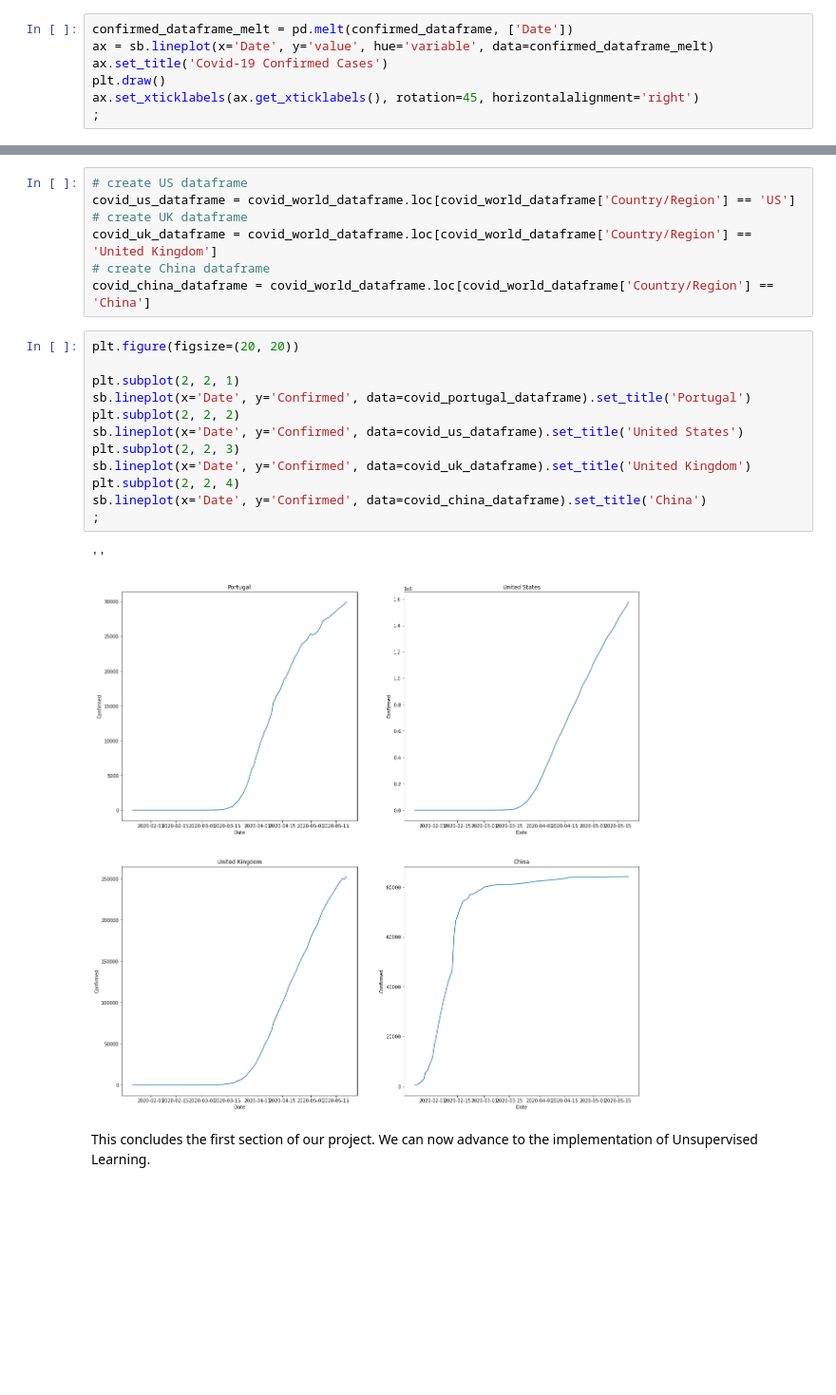
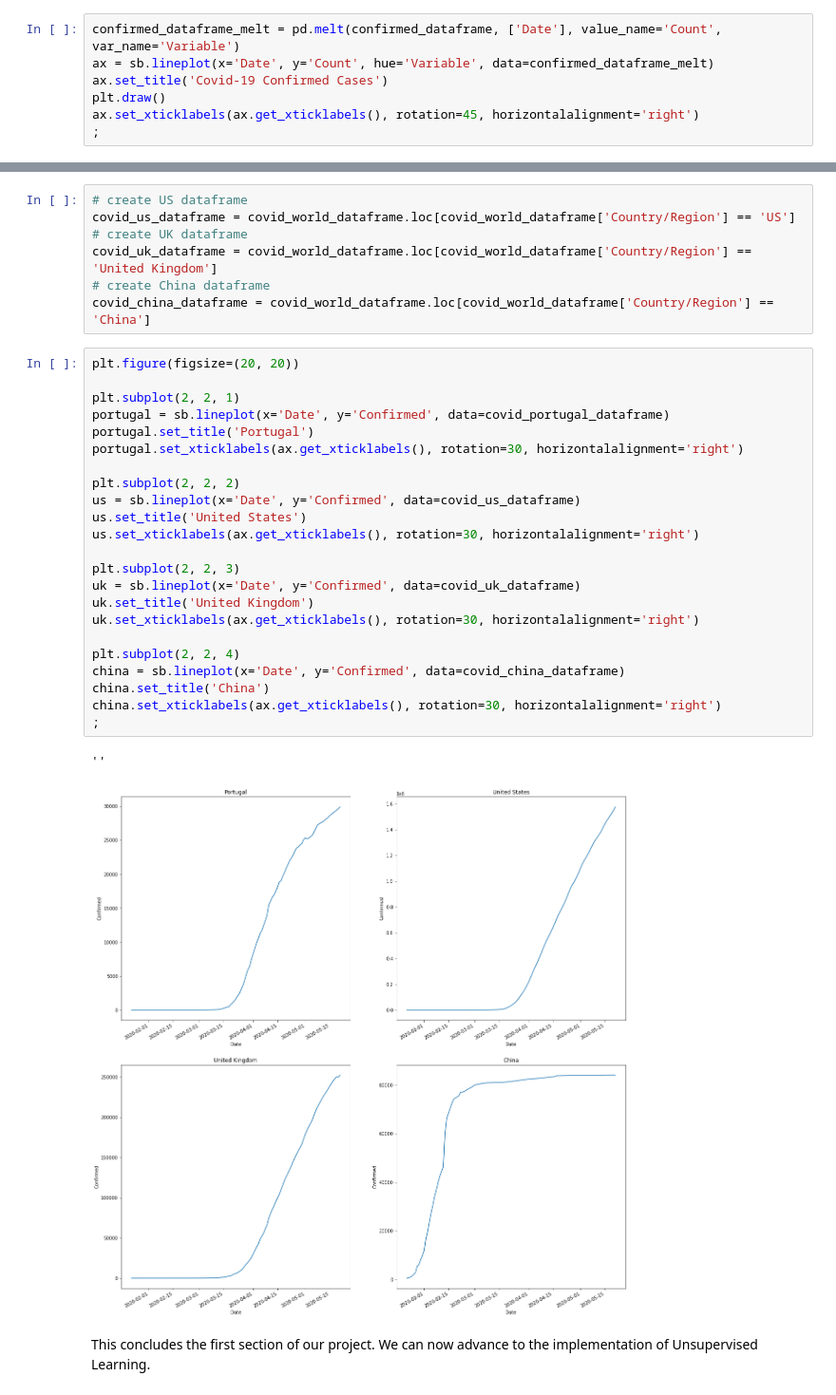
Before and after one commit to diogosmac/covid-forecast-feup-iart, a Jupyter notebook: projects/project2/project.ipynb, the cells around one changed output, grey strips where cells are left out. Shown at 95% size. Saved outputs shown, nothing was run; the diff lists cells and outputs as text; blank space fills up the shorter version.

```diff
--- a/projects/project2/project.ipynb
+++ b/projects/project2/project.ipynb
@@ -315,8 +321,8 @@ confirmed_dataframe
 # %% [markdown]
 It's easier to compare the data by visualizing it graphically. Therefore we can draw the plot for the evolution of this variable in the 4 countries:
 # %%
-confirmed_dataframe_melt = pd.melt(confirmed_dataframe, ['Date'])
-ax = sb.lineplot(x='Date', y='value', hue='variable', data=confirmed_dataframe_melt)
+confirmed_dataframe_melt = pd.melt(confirmed_dataframe, ['Date'], value_name='Count', var_name='Variable')
+ax = sb.lineplot(x='Date', y='Count', hue='Variable', data=confirmed_dataframe_melt)
 ax.set_title('Covid-19 Confirmed Cases')
 plt.draw()
 ax.set_xticklabels(ax.get_xticklabels(), rotation=45, horizontalalignment='right')
@@ -338,18 +344,29 @@ covid_china_dataframe = covid_world_dataframe.loc[covid_world_dataframe['Country
 # %%
 plt.figure(figsize=(20, 20))
 
 plt.subplot(2, 2, 1)
-sb.lineplot(x='Date', y='Confirmed', data=covid_portugal_dataframe).set_title('Portugal')
+portugal = sb.lineplot(x='Date', y='Confirmed', data=covid_portugal_dataframe)
+portugal.set_title('Portugal')
+portugal.set_xticklabels(ax.get_xticklabels(), rotation=30, horizontalalignment='right')
+
 plt.subplot(2, 2, 2)
-sb.lineplot(x='Date', y='Confirmed', data=covid_us_dataframe).set_title('United States')
+us = sb.lineplot(x='Date', y='Confirmed', data=covid_us_dataframe)
+us.set_title('United States')
+us.set_xticklabels(ax.get_xticklabels(), rotation=30, horizontalalignment='right')
+
 plt.subplot(2, 2, 3)
-sb.lineplot(x='Date', y='Confirmed', data=covid_uk_dataframe).set_title('United Kingdom')
+uk = sb.lineplot(x='Date', y='Confirmed', data=covid_uk_dataframe)
+uk.set_title('United Kingdom')
+uk.set_xticklabels(ax.get_xticklabels(), rotation=30, horizontalalignment='right')
+
 plt.subplot(2, 2, 4)
-sb.lineplot(x='Date', y='Confirmed', data=covid_china_dataframe).set_title('China')
+china = sb.lineplot(x='Date', y='Confirmed', data=covid_china_dataframe)
+china.set_title('China')
+china.set_xticklabels(ax.get_xticklabels(), rotation=30, horizontalalignment='right')
 ;
 # %% [output]
 ''
-[figure, old version]
+[figure, new version]
 # %% [markdown]
 This concludes the first section of our project. We can now advance to the implementation of Unsupervised Learning.
 # %% [markdown]
```
Also changed, not shown: parts of 35 cells of this notebook, 3 other files.
